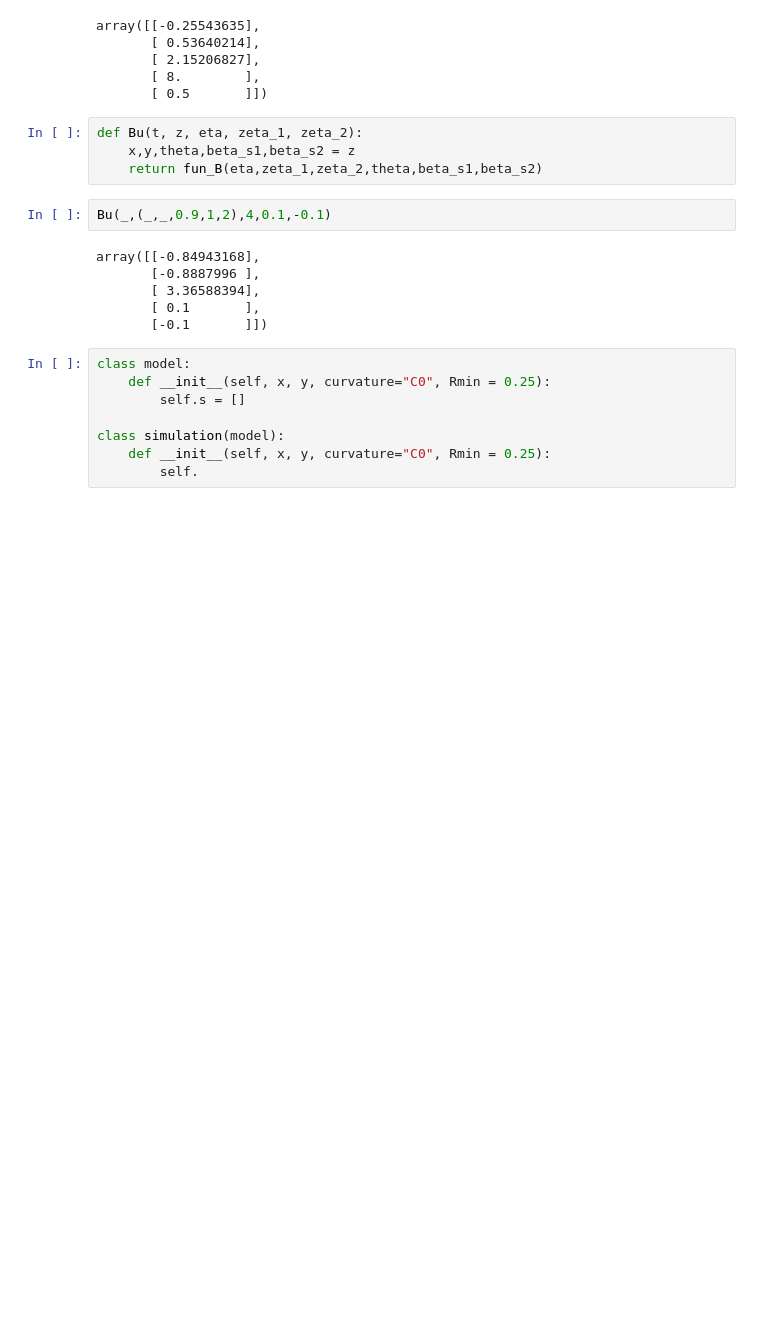
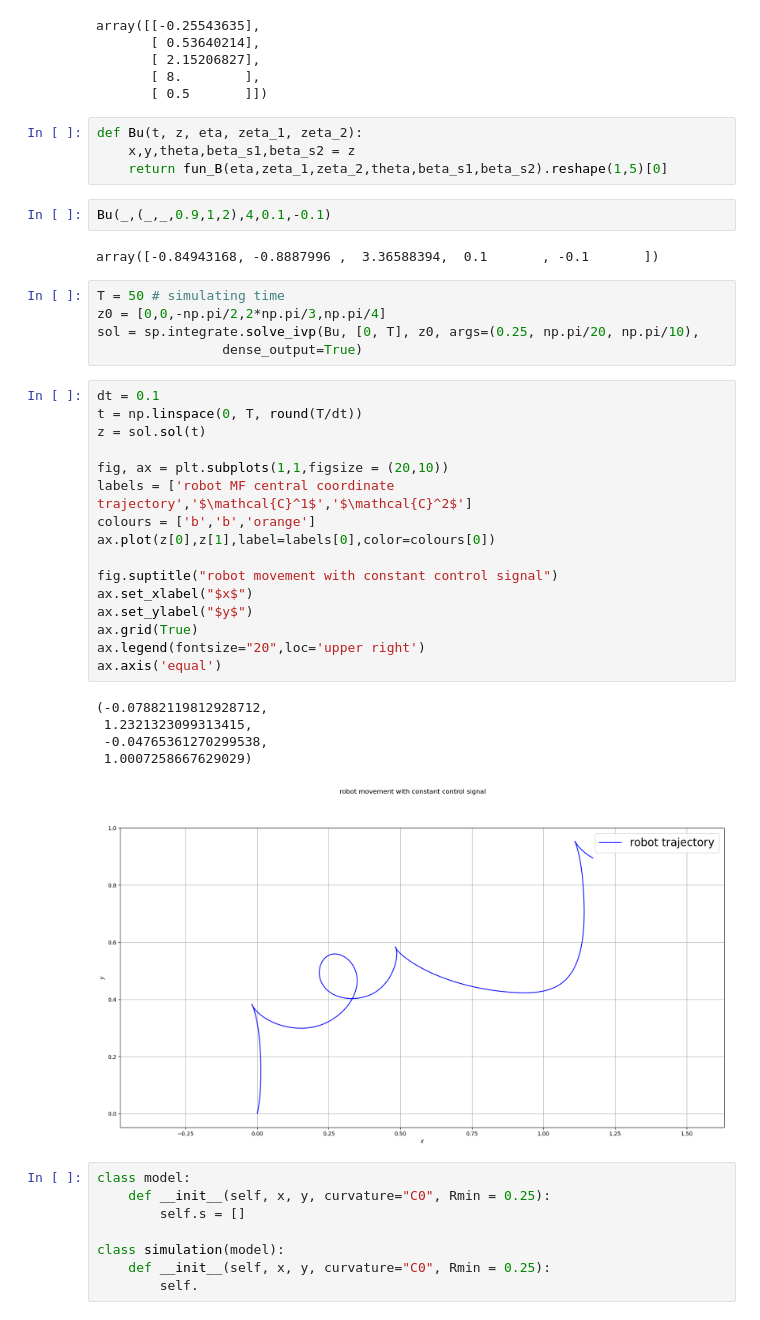
Before and after one commit to dvogureckiy99/TPandC, a Jupyter notebook: lab2.ipynb, the cells around one changed output. Cells and saved outputs as stored; diff of their text form; blank space fills up the shorter version.

Commit message:
added ODE solving and trajectory graph

```diff
--- a/lab2.ipynb
+++ b/lab2.ipynb
@@ -84,15 +84,38 @@ array([[-0.25543635],
 # %%
 def Bu(t, z, eta, zeta_1, zeta_2):
     x,y,theta,beta_s1,beta_s2 = z
-    return fun_B(eta,zeta_1,zeta_2,theta,beta_s1,beta_s2)
+    return fun_B(eta,zeta_1,zeta_2,theta,beta_s1,beta_s2).reshape(1,5)[0]
 # %%
 Bu(_,(_,_,0.9,1,2),4,0.1,-0.1)
 # %% [output]
-array([[-0.84943168],
-       [-0.8887996 ],
-       [ 3.36588394],
-       [ 0.1       ],
-       [-0.1       ]])
+array([-0.84943168, -0.8887996 ,  3.36588394,  0.1       , -0.1       ])
+# %%
+T = 50 # simulating time
+z0 = [0,0,-np.pi/2,2*np.pi/3,np.pi/4]
+sol = sp.integrate.solve_ivp(Bu, [0, T], z0, args=(0.25, np.pi/20, np.pi/10),
+                dense_output=True)
+# %%
+dt = 0.1
+t = np.linspace(0, T, round(T/dt))
+z = sol.sol(t)
+
+fig, ax = plt.subplots(1,1,figsize = (20,10))
+labels = ['robot MF central coordinate trajectory','$\mathcal{C}^1$','$\mathcal{C}^2$']
+colours = ['b','b','orange']
+ax.plot(z[0],z[1],label=labels[0],color=colours[0])
+
+fig.suptitle("robot movement with constant control signal")
+ax.set_xlabel("$x$")
+ax.set_ylabel("$y$")
+ax.grid(True)
+ax.legend(fontsize="20",loc='upper right')
+ax.axis('equal')
+# %% [output]
+(-0.07882119812928712,
+ 1.2321323099313415,
+ -0.04765361270299538,
+ 1.0007258667629029)
+[figure, added]
 # %%
 class model:
     def __init__(self, x, y, curvature="C0", Rmin = 0.25):
```
